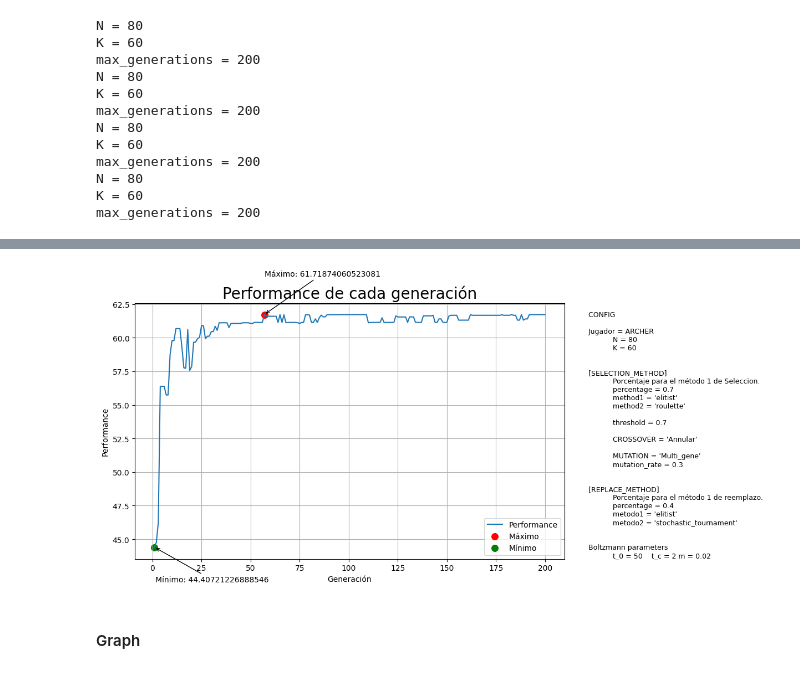
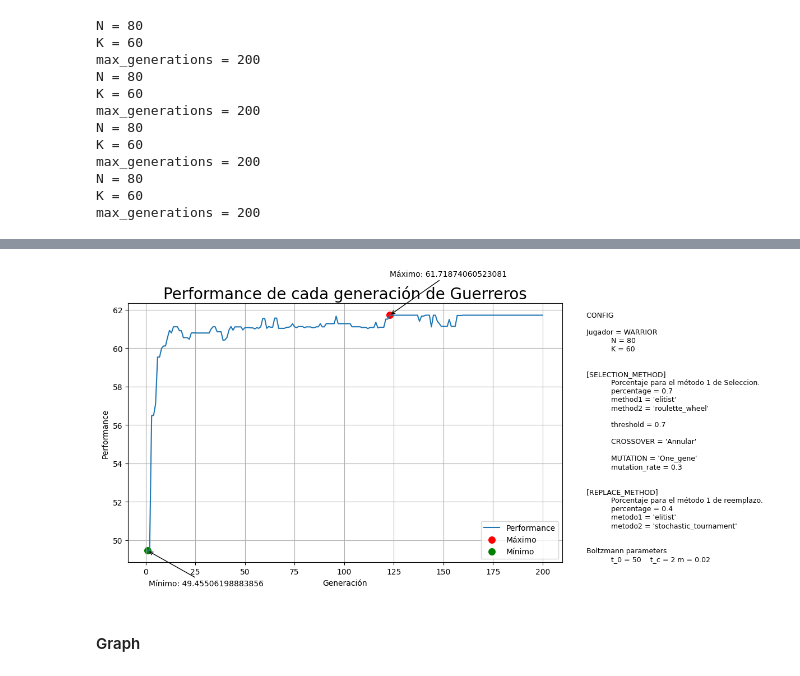
Before and after one commit to marianopm/sia-tp2, a Jupyter notebook: main-test.ipynb, the cells around one changed output, grey strips where cells are left out. Cells and saved outputs as stored; diff of their text form; code cells hidden in the pictures.

```diff
--- a/main-test.ipynb
+++ b/main-test.ipynb
@@ -961,7 +978,7 @@ import pandas as pd
 import matplotlib.pyplot as plt
 
 # Cargar los datos desde el archivo CSV
-df = pd.read_csv('motorAG3d.csv')
+df = pd.read_csv('motorAGWarrior.csv')
 
 # Encontrar el valor máximo y mínimo de la columna 'performance'
 max_performance = df['performance'].max()
@@ -974,7 +991,7 @@ plt.scatter(df['generation'].iloc[df['performance'].idxmax()], max_performance,
 plt.scatter(df['generation'].iloc[df['performance'].idxmin()], min_performance, color='green', label='Mínimo', s=70)
 plt.xlabel('Generación')
 plt.ylabel('Performance')
-plt.title('Performance de cada generación', fontsize=20)
+plt.title('Performance de cada generación de Guerreros', fontsize=20)
 plt.legend()
 plt.grid(True)
 
@@ -992,40 +1009,40 @@ plt.annotate(f'Mínimo: {min_performance}',
 # Información adicional hacia la derecha de la leyenda del eje x
 plt.text(1.05, 0.5, """
             \n CONFIG
-            \n Jugador = ARCHER
+            \n Jugador = WARRIOR
             N = 80
             K = 60
 
             \n [SELECTION_METHOD]
             Porcentaje para el método 1 de Seleccion.
             percentage = 0.7
             method1 = 'elitist'
-            method2 = 'roulette'
+            method2 = 'roulette_wheel'
 
             threshold = 0.7
 
             CROSSOVER = 'Annular'
 
-            MUTATION = 'Multi_gene'
+            MUTATION = 'One_gene'
             mutation_rate = 0.3
 
             \n [REPLACE_METHOD]
             Porcentaje para el método 1 de reemplazo.
             percentage = 0.4
             metodo1 = 'elitist'
             metodo2 = 'stochastic_tournament'
 
             \n Boltzmann parameters
             t_0 = 50    t_c = 2 m = 0.02
             """,
          horizontalalignment='left', verticalalignment='center', transform=plt.gca().transAxes , fontsize=9)
 
 # Agregar línea debajo del texto
 #plt.axhline(y=0.1, color='gray', linestyle='--')
 
 plt.show()
 # %% [output]
-[figure, old version]
+[figure, new version]
 # %% [markdown]
 #### Graph
 # %%
```
Also changed, not shown: parts of 1 cell of this notebook, 7 other files.
